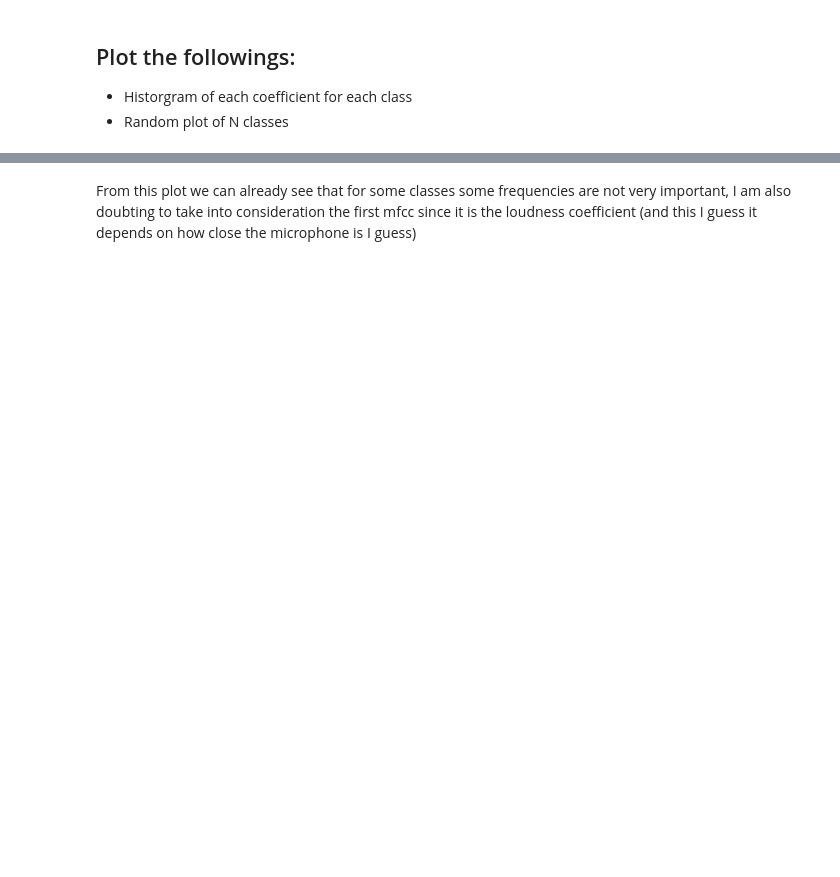
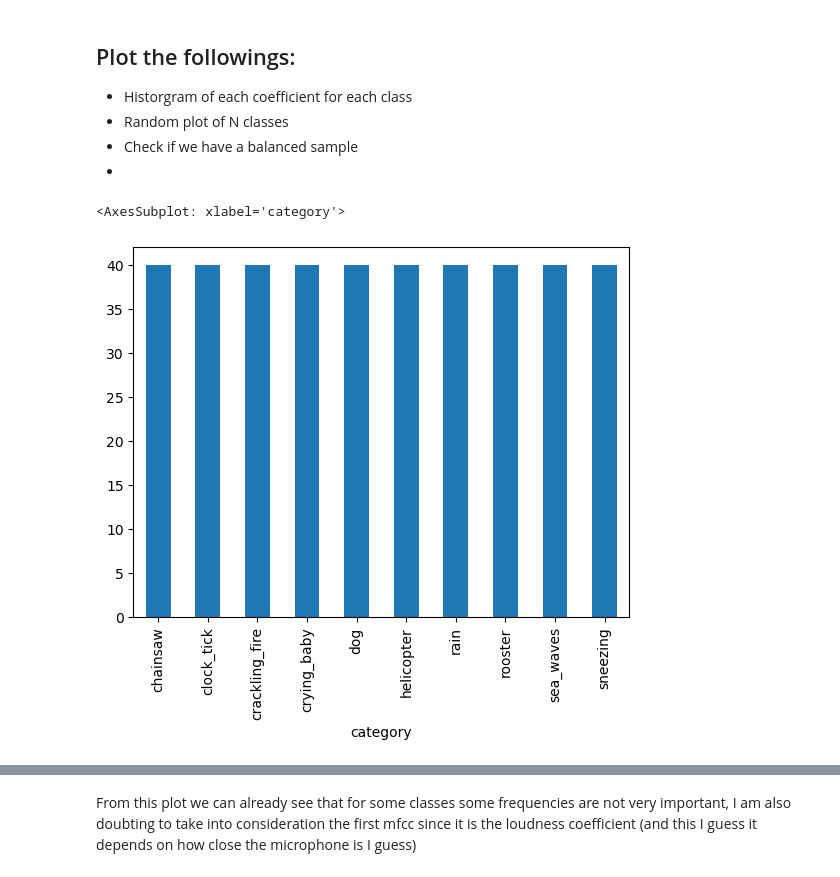
Before and after one commit to themaighi/HDA_environmentalsoundclassification, a Jupyter notebook: eda.ipynb, the cells around one changed output, grey strips where cells are left out. Drawn from its saved outputs; the diff is of its cells as text; code cells hidden in the pictures; blank space fills up the shorter version.

```diff
--- a/eda.ipynb
+++ b/eda.ipynb
@@ -13,6 +13,13 @@ audio_dt = general_processing(audio_dt)
 ## Plot the followings:
 - Historgram of each coefficient for each class
 - Random plot of N classes
+- Check if we have a balanced sample
+-
+# %%
+audio_dt.groupby('category').size().plot(kind='bar')
+# %% [output]
+<AxesSubplot: xlabel='category'>
+[figure, added]
 # %%
 dict_category = {}
 for i, row in audio_dt.iterrows():
```
Also changed, not shown: parts of 4 cells of this notebook, 2 other files.
